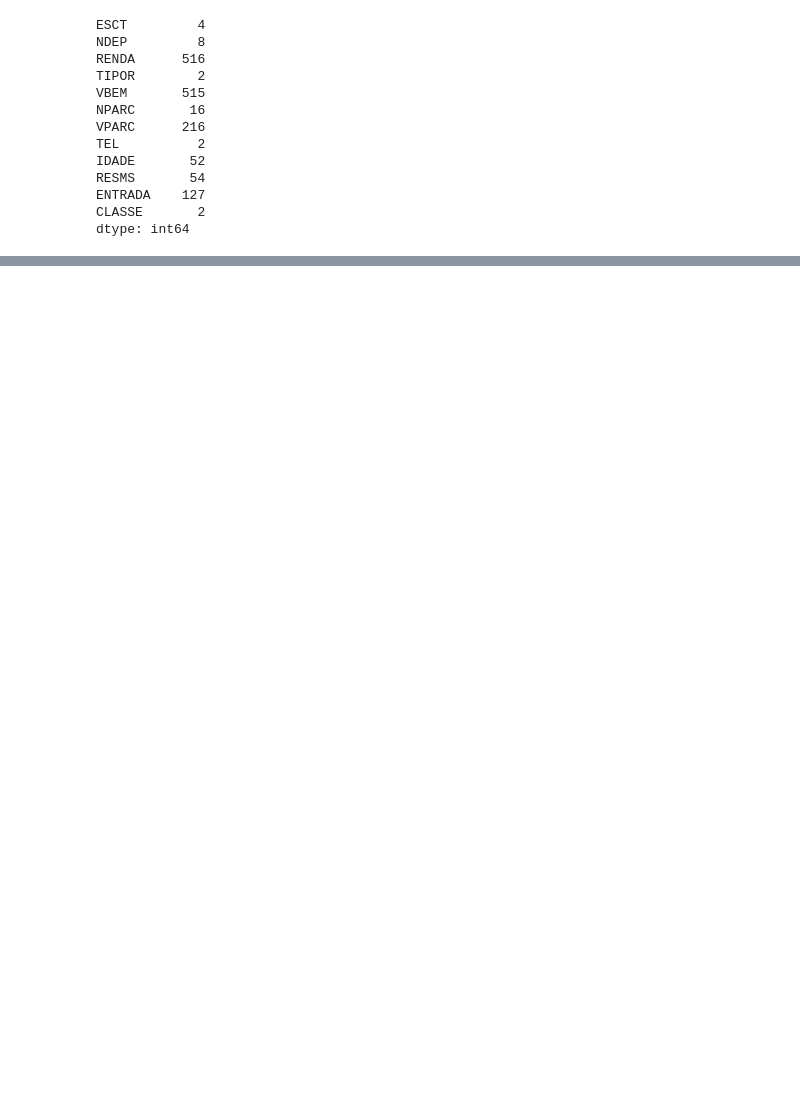
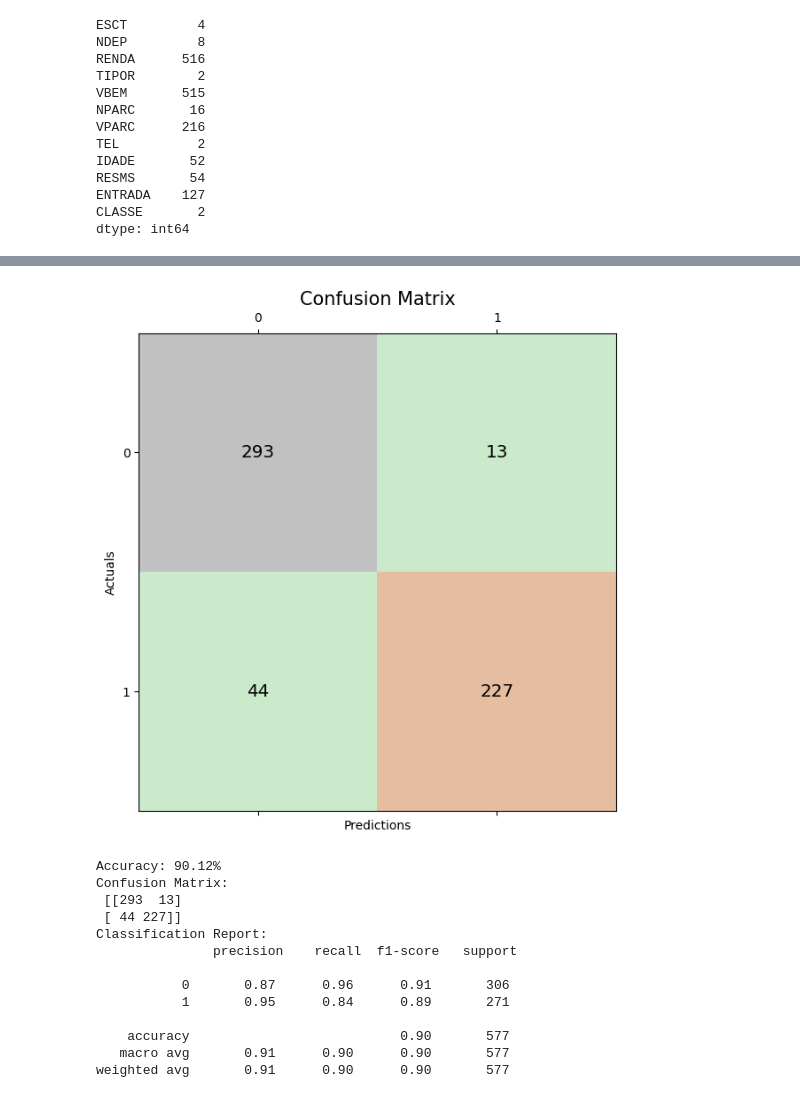
Before and after one commit to frankfaisca/machine-learning, a Jupyter notebook: ex1_Prediction.ipynb, the cells around one changed output, grey strips where cells are left out. Saved outputs shown, nothing was run; the diff lists cells and outputs as text; code cells hidden in the pictures; blank space fills up the shorter version.

```diff
--- a/ex1_Prediction.ipynb
+++ b/ex1_Prediction.ipynb
@@ -56,0 +211,42 @@ df = pd.get_dummies(df, columns=['TIPOR'], prefix = ['TIPOR'])
+# %%
+# Create and train the Random Forest model
+model = RandomForestClassifier(random_state=seed)
+model.fit(X_train, y_train)
+
+# Make predictions on the test set
+y_pred = model.predict(X_test)
+
+# Evaluate the model
+accuracy = accuracy_score(y_test, y_pred)
+conf_matrix = confusion_matrix(y_test, y_pred)
+classification_rep = classification_report(y_test, y_pred)
+
+fig, ax = plt.subplots(figsize=(7, 7))
+ax.matshow(conf_matrix, cmap=plt.cm.Accent, alpha=0.4)
+for i in range(conf_matrix.shape[0]):
+    for j in range(conf_matrix.shape[1]):
+        ax.text(x=j, y=i,s=conf_matrix[i, j], va='center', ha='center', size='x-large')
+
+plt.xlabel('Predictions', fontsize=10)
+plt.ylabel('Actuals', fontsize=10)
+plt.title('Confusion Matrix', fontsize=15)
+plt.show()
+
+print(f"Accuracy: {accuracy * 100:.2f}%")
+print("Confusion Matrix:\n", conf_matrix)
+print("Classification Report:\n", classification_rep)
+# %% [output]
+[figure, added]
+Accuracy: 90.12%
+Confusion Matrix:
+ [[293  13]
+ [ 44 227]]
+Classification Report:
+               precision    recall  f1-score   support
+
+           0       0.87      0.96      0.91       306
+           1       0.95      0.84      0.89       271
+
+    accuracy                           0.90       577
+   macro avg       0.91      0.90      0.90       577
+weighted avg       0.91      0.90      0.90       577
```
Also changed, not shown: parts of 10 cells of this notebook.
